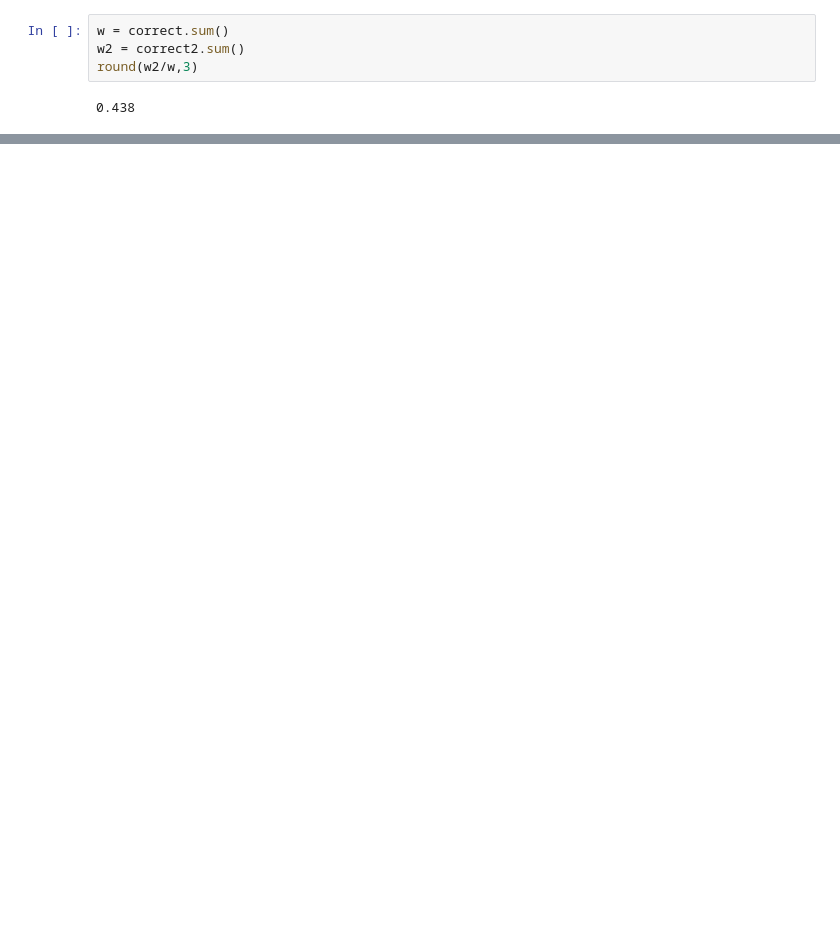
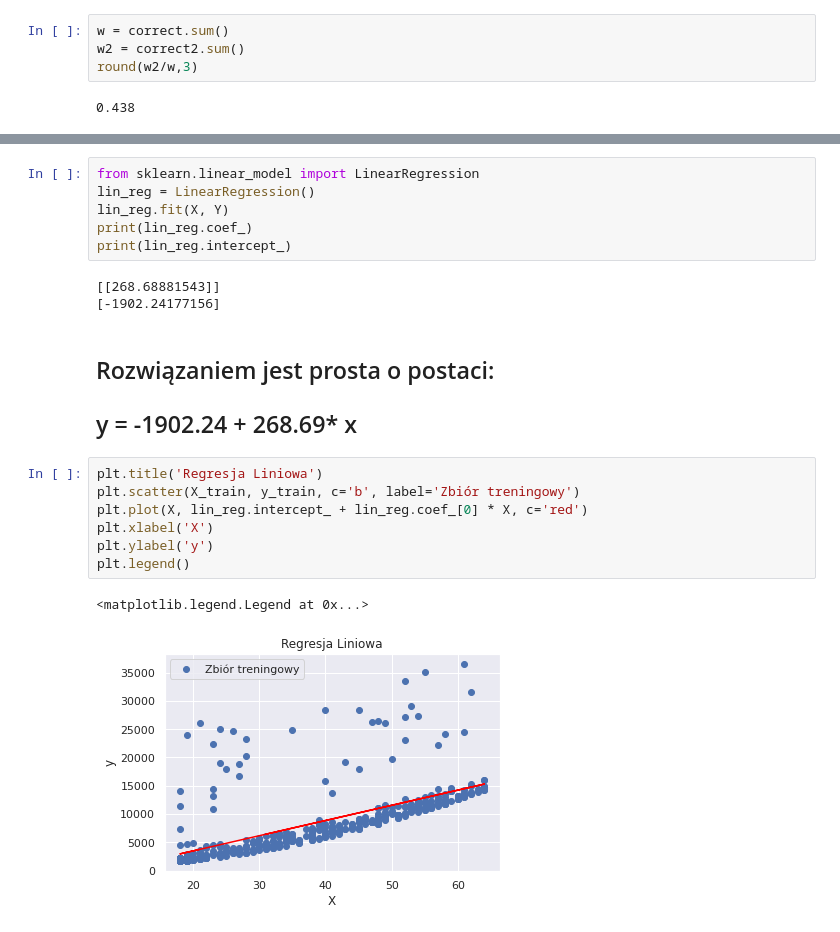
Before and after one commit to GKurek94/Data-Science-projects, a Jupyter notebook: Insurance.ipynb, the cells around one changed output, grey strips where cells are left out. Drawn from its saved outputs; the diff is of its cells as text; blank space fills up the shorter version.

```diff
--- a/Insurance.ipynb
+++ b/Insurance.ipynb
@@ -108,0 +149,22 @@ Ciekawą zależnością jest spadek ilości opłat wraz z rosnącą ilością po
+# %%
+from sklearn.linear_model import LinearRegression
+lin_reg = LinearRegression()
+lin_reg.fit(X, Y)
+print(lin_reg.coef_)
+print(lin_reg.intercept_)
+# %% [output]
+[[268.68881543]]
+[-1902.24177156]
+# %% [markdown]
+## Rozwiązaniem jest prosta o postaci:
+## y = -1902.24 + 268.69* x
+# %%
+plt.title('Regresja Liniowa')
+plt.scatter(X_train, y_train, c='b', label='Zbiór treningowy')
+plt.plot(X, lin_reg.intercept_ + lin_reg.coef_[0] * X, c='red')
+plt.xlabel('X')
+plt.ylabel('y')
+plt.legend()
+# %% [output]
+<matplotlib.legend.Legend at 0x...>
+[figure, added]
```
Also changed, not shown: parts of 7 cells of this notebook.
